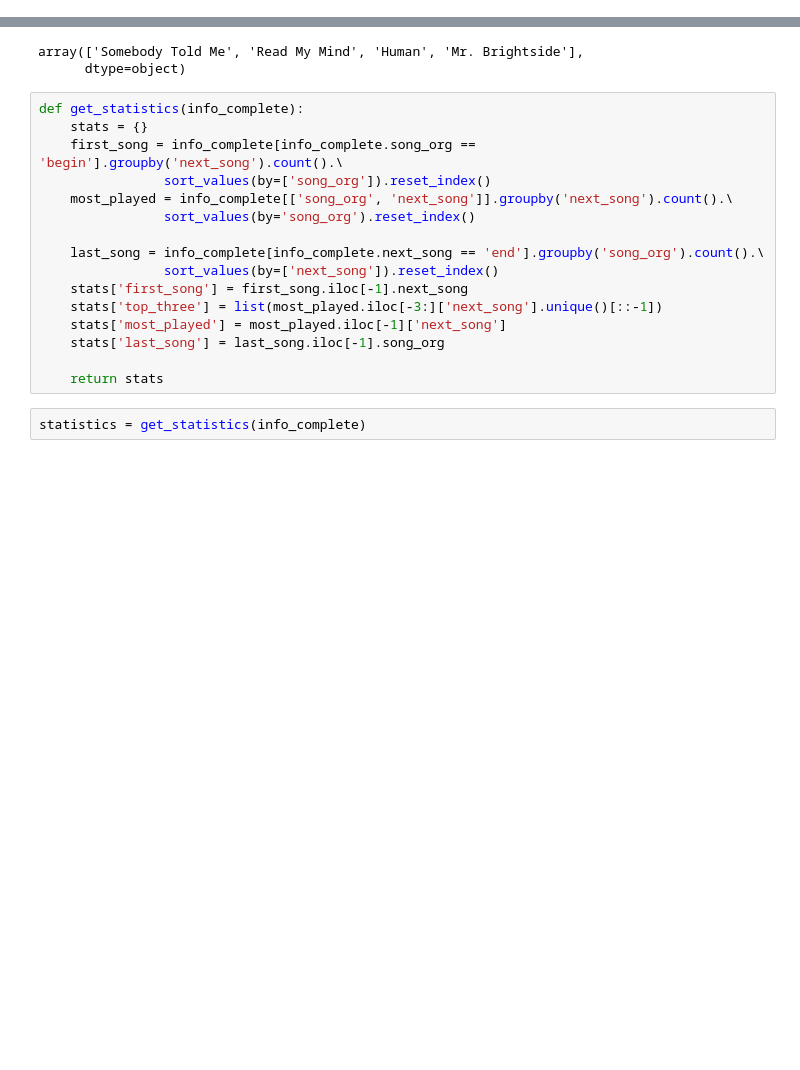
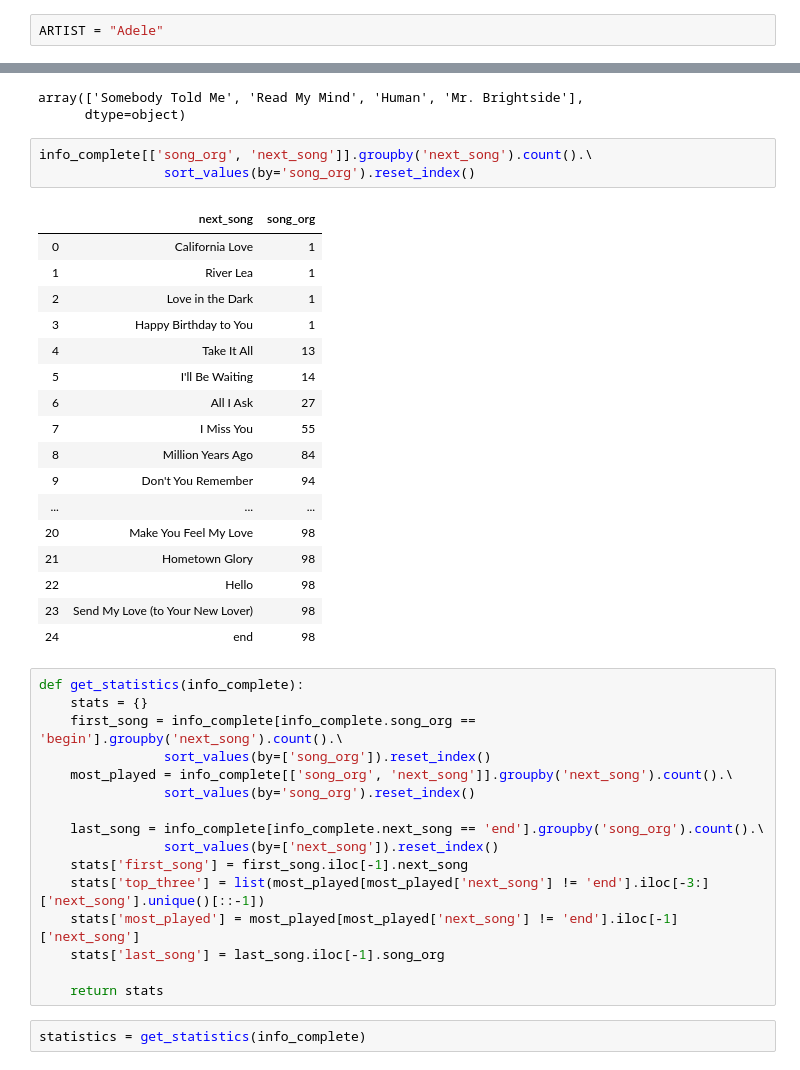
Before and after one commit to pauarge/concert-genie, a Jupyter notebook: notebooks/data_prep.ipynb, the cells around one changed output, grey strips where cells are left out. Drawn from its saved outputs; the diff is of its cells as text; blank space fills up the shorter version.

Commit message:
corrected stats

```diff
--- a/notebooks/data_prep.ipynb
+++ b/notebooks/data_prep.ipynb
@@ -21,3 +19,5 @@ ARTIST = "The Killers"
+# %%
+ARTIST = "Adele"
 # %% [markdown]
 ### API keys and main parameters
 # %% [markdown]
@@ -242,6 +242,27 @@ most_played.iloc[-4:]['next_song'].unique()
 # %% [output]
 array(['Somebody Told Me', 'Read My Mind', 'Human', 'Mr. Brightside'],
       dtype=object)
+# %%
+info_complete[['song_org', 'next_song']].groupby('next_song').count().\
+                sort_values(by='song_org').reset_index()
+# %% [output]
+|  | next_song | song_org |
+| 0 | California Love | 1 |
+| 1 | River Lea | 1 |
+| 2 | Love in the Dark | 1 |
+| 3 | Happy Birthday to You | 1 |
+| 4 | Take It All | 13 |
+| 5 | I'll Be Waiting | 14 |
+| 6 | All I Ask | 27 |
+| 7 | I Miss You | 55 |
+| 8 | Million Years Ago | 84 |
+| 9 | Don't You Remember | 94 |
+| ... | ... | ... |
+| 20 | Make You Feel My Love | 98 |
+| 21 | Hometown Glory | 98 |
+| 22 | Hello | 98 |
+| 23 | Send My Love (to Your New Lover) | 98 |
+| 24 | end | 98 |
 # %%
 def get_statistics(info_complete):
     stats = {}
@@ -253,8 +274,8 @@ def get_statistics(info_complete):
     last_song = info_complete[info_complete.next_song == 'end'].groupby('song_org').count().\
                 sort_values(by=['next_song']).reset_index()
     stats['first_song'] = first_song.iloc[-1].next_song
-    stats['top_three'] = list(most_played.iloc[-3:]['next_song'].unique()[::-1])
-    stats['most_played'] = most_played.iloc[-1]['next_song']
+    stats['top_three'] = list(most_played[most_played['next_song'] != 'end'].iloc[-3:]['next_song'].unique()[::-1])
+    stats['most_played'] = most_played[most_played['next_song'] != 'end'].iloc[-1]['next_song']
     stats['last_song'] = last_song.iloc[-1].song_org
 
     return stats
```
Also changed, not shown: parts of 3 cells of this notebook, 1 other file.
